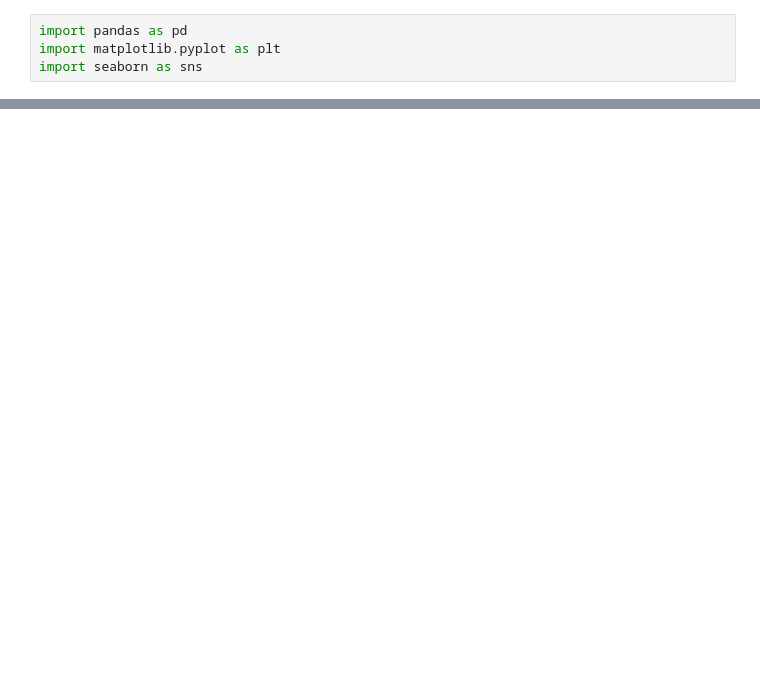
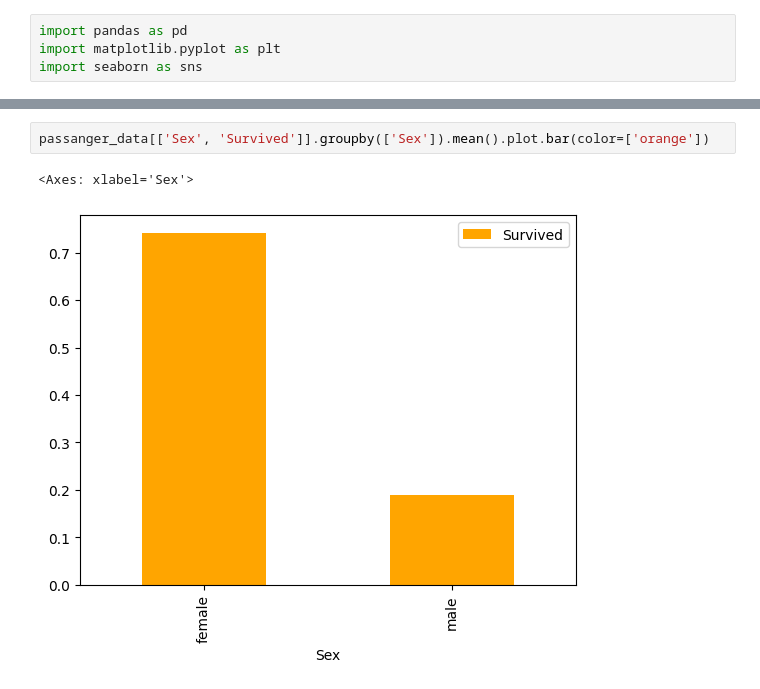
Before and after one commit to Himmu5/data-analysis, a Jupyter notebook: notebooks/titanic_data_analysis.ipynb, the cells around one changed output, grey strips where cells are left out. Cells and saved outputs as stored; diff of their text form; blank space fills up the shorter version.

```diff
--- a/notebooks/titanic_data_analysis.ipynb
+++ b/notebooks/titanic_data_analysis.ipynb
@@ -20,0 +53,5 @@ pd.read_csv("../dataset/train.csv")
+# %%
+passanger_data[['Sex', 'Survived']].groupby(['Sex']).mean().plot.bar(color=['orange'])
+# %% [output]
+<Axes: xlabel='Sex'>
+[figure, added]
```
Also changed, not shown: parts of 24 cells of this notebook, 2 other files.
